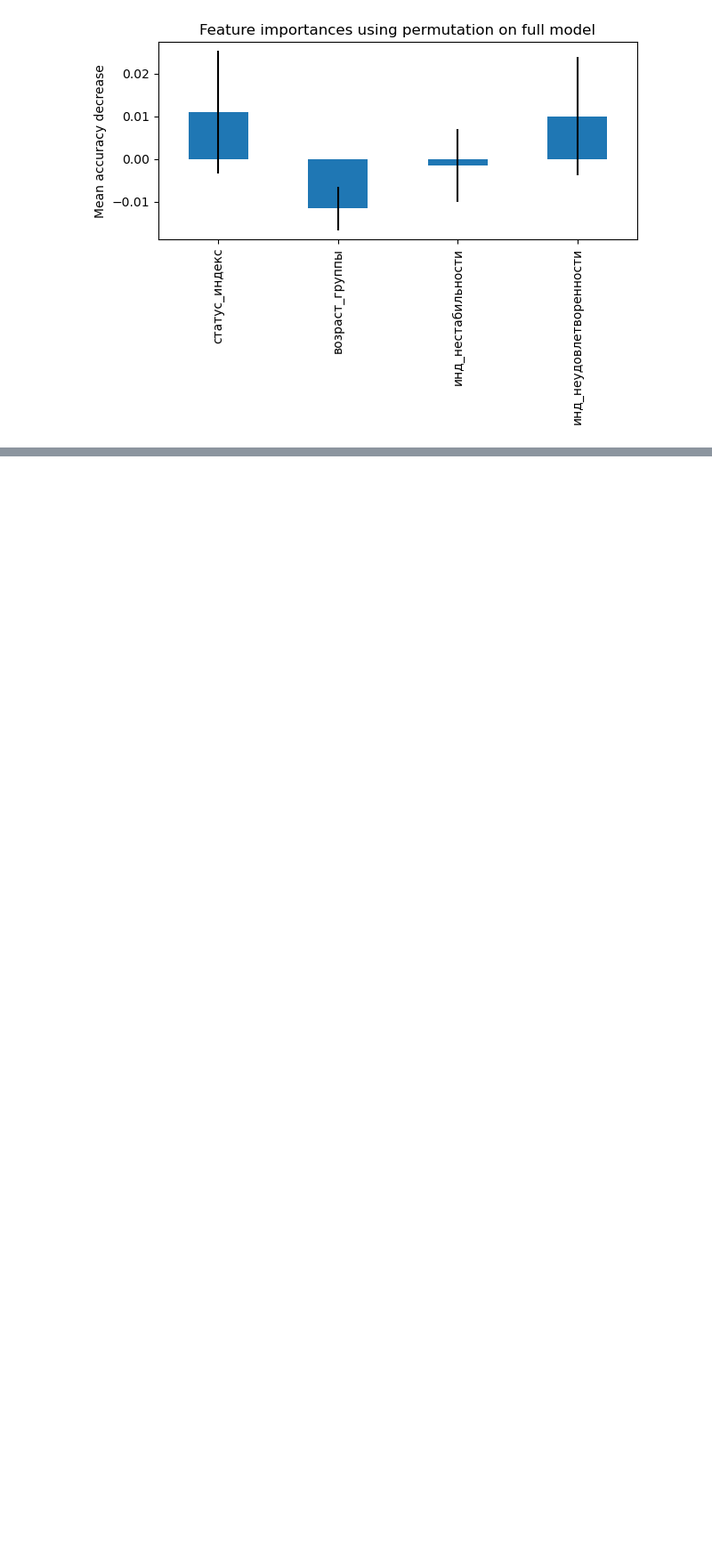
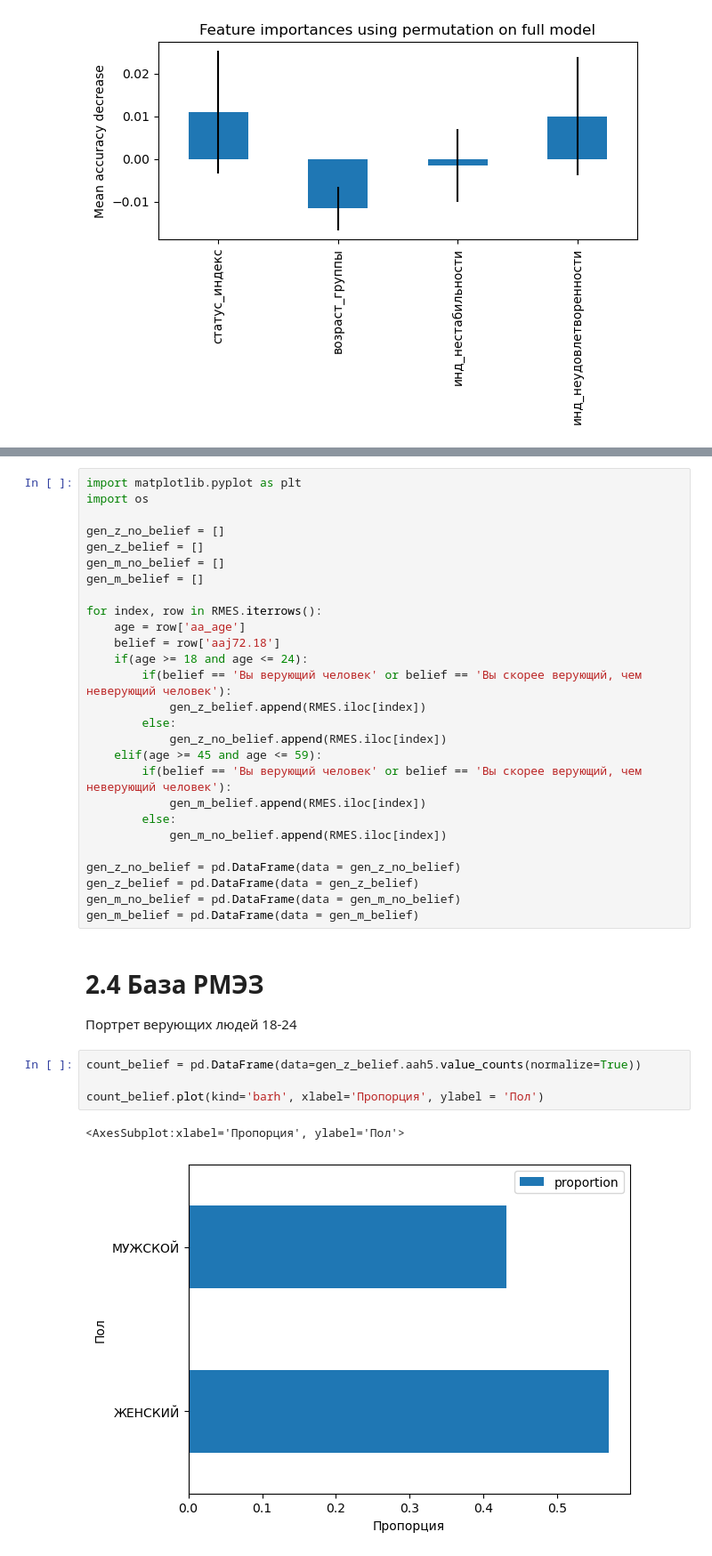
Before and after one commit to dacsson/religion_analysis, a Jupyter notebook: religion_analysis.ipynb, the cells around one changed output, grey strips where cells are left out. Shown at 89% size. Saved outputs shown, nothing was run; the diff lists cells and outputs as text; blank space fills up the shorter version.

```diff
--- a/religion_analysis.ipynb
+++ b/religion_analysis.ipynb
@@ -578,0 +438,38 @@ AttributeError: 'NoneType' object has no attribute 'split'
+# %%
+import matplotlib.pyplot as plt
+import os
+
+gen_z_no_belief = []
+gen_z_belief = []
+gen_m_no_belief = []
+gen_m_belief = []
+
+for index, row in RMES.iterrows():
+    age = row['aa_age']
+    belief = row['aaj72.18']
+    if(age >= 18 and age <= 24):
+        if(belief == 'Вы верующий человек' or belief == 'Вы скорее верующий, чем неверующий человек'):
+            gen_z_belief.append(RMES.iloc[index])
+        else:
+            gen_z_no_belief.append(RMES.iloc[index])
+    elif(age >= 45 and age <= 59):
+        if(belief == 'Вы верующий человек' or belief == 'Вы скорее верующий, чем неверующий человек'):
+            gen_m_belief.append(RMES.iloc[index])
+        else:
+            gen_m_no_belief.append(RMES.iloc[index])
+
+gen_z_no_belief = pd.DataFrame(data = gen_z_no_belief)
+gen_z_belief = pd.DataFrame(data = gen_z_belief)
+gen_m_no_belief = pd.DataFrame(data = gen_m_no_belief)
+gen_m_belief = pd.DataFrame(data = gen_m_belief)
+# %% [markdown]
+# 2.4 База РМЭЗ
+
+Портрет верующих людей 18-24
+# %%
+count_belief = pd.DataFrame(data=gen_z_belief.aah5.value_counts(normalize=True))
+
+count_belief.plot(kind='barh', xlabel='Пропорция', ylabel = 'Пол')
+# %% [output]
+<AxesSubplot:xlabel='Пропорция', ylabel='Пол'>
+[figure, added]
```
Also changed, not shown: parts of 27 cells of this notebook.
